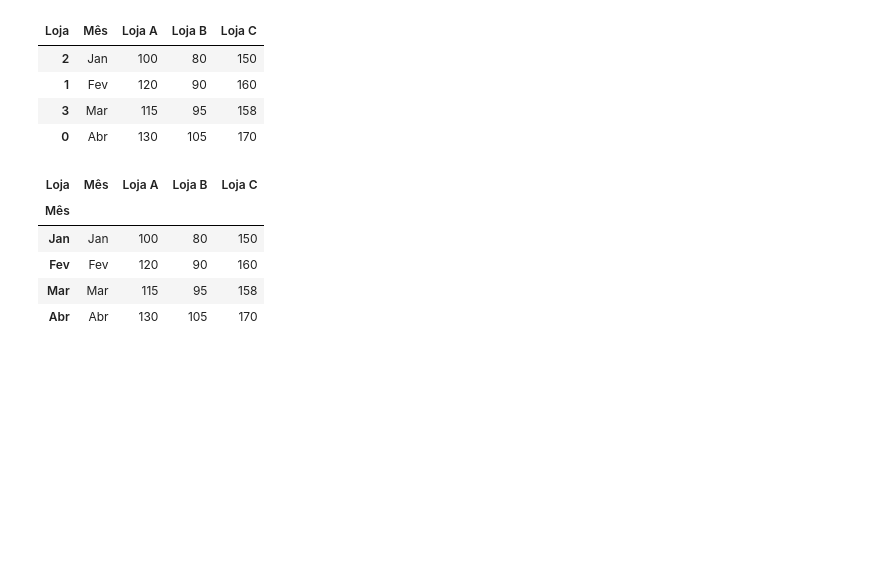
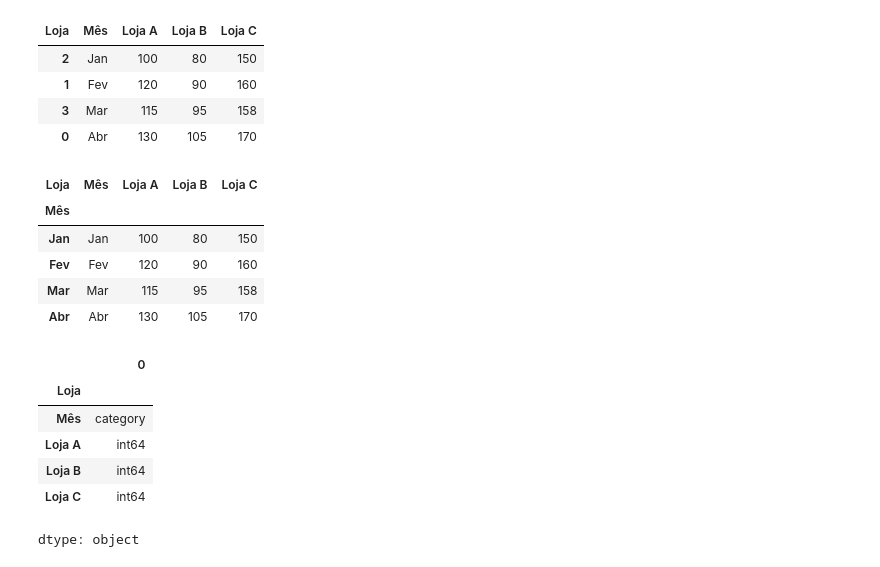
Before and after one commit to cibelerusso/FundamentosemCienciasdeDados, a Jupyter notebook: Notebooks/Fundamentos_em_Ciências_de_Dados_Aula6.ipynb, the cells around one changed output. Drawn from its saved outputs; the diff is of its cells as text; code cells hidden in the pictures; blank space fills up the shorter version.

```diff
--- a/Notebooks/Fundamentos_em_Ciências_de_Dados_Aula6.ipynb
+++ b/Notebooks/Fundamentos_em_Ciências_de_Dados_Aula6.ipynb
@@ -622,3 +622,13 @@ painel_pivot
 | Fev | Fev | 120 | 90 | 160 |
 | Mar | Mar | 115 | 95 | 158 |
 | Abr | Abr | 130 | 105 | 170 |
+# %%
+painel_pivot.dtypes
+# %% [output]
+|  | 0 |
+| Loja |  |
+| Mês | category |
+| Loja A | int64 |
+| Loja B | int64 |
+| Loja C | int64 |
+dtype: object
```
Also changed, not shown: parts of 3 cells of this notebook.
